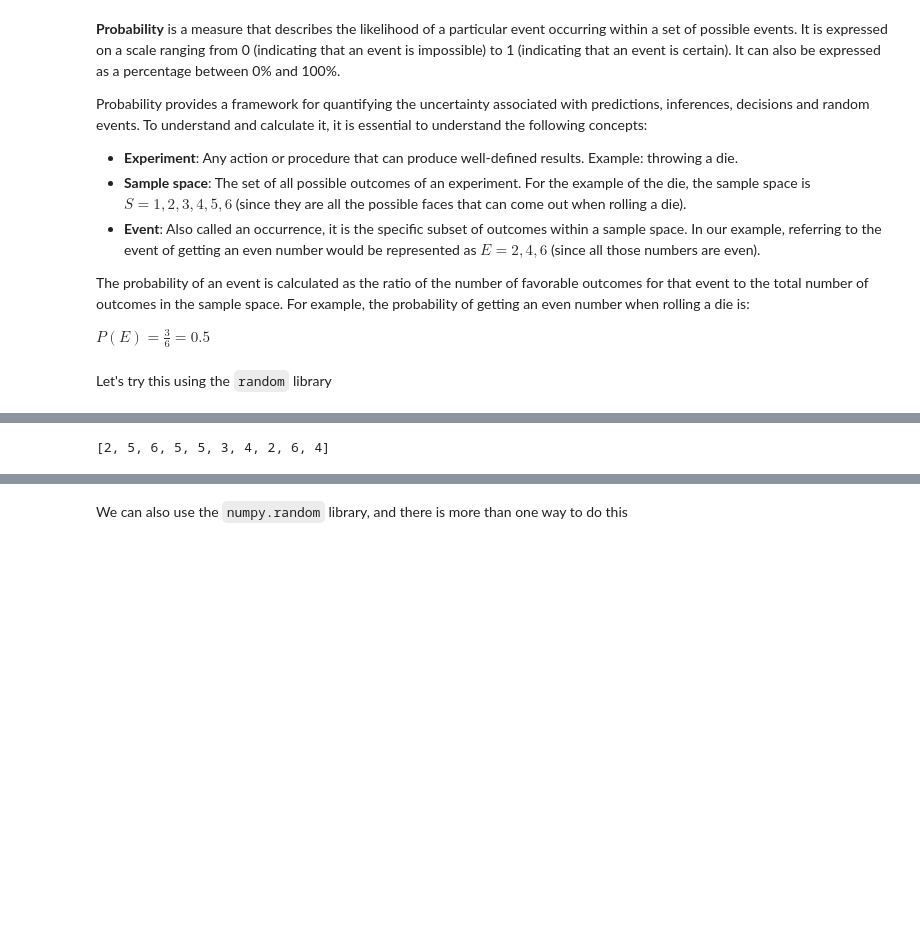
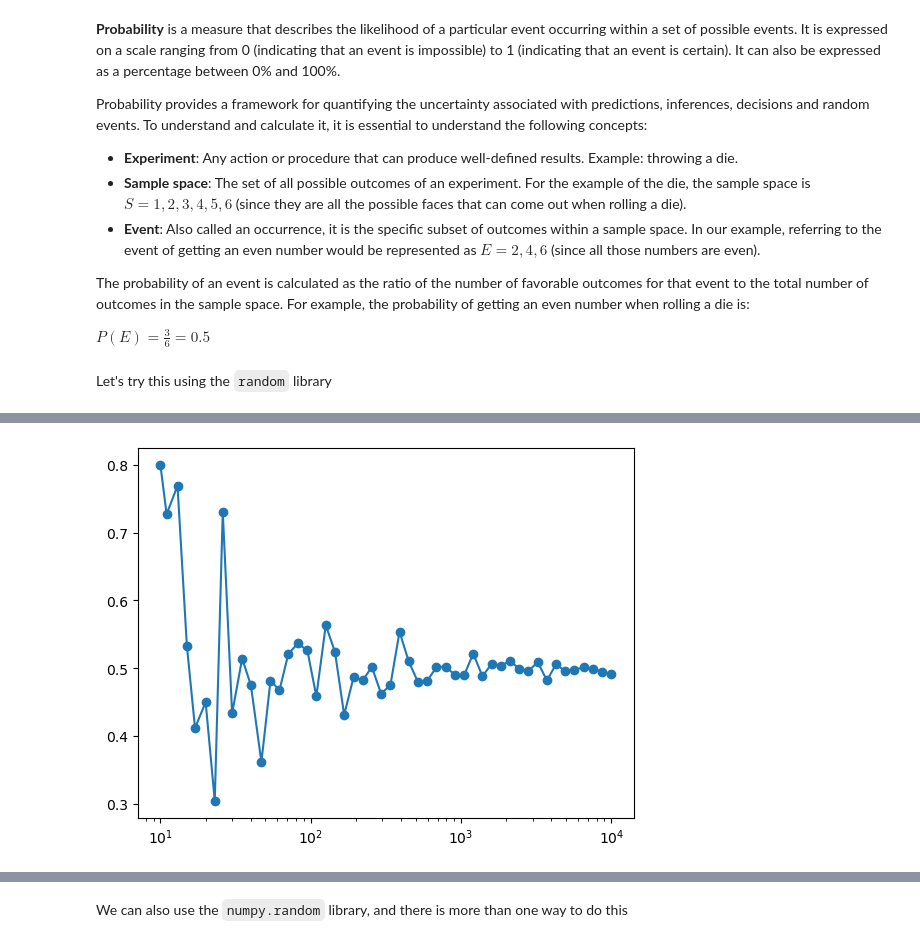
Before and after one commit to RAlexArnold/4Geeks, a Jupyter notebook: Week02/Week02_Day05_Probability.ipynb, the cells around one changed output, grey strips where cells are left out. Cells and saved outputs as stored; diff of their text form; code cells hidden in the pictures; blank space fills up the shorter version.

```diff
--- a/Week02/Week02_Day05_Probability.ipynb
+++ b/Week02/Week02_Day05_Probability.ipynb
@@ -31,5 +28,5 @@ def roll_die():
     return random.choice(sample_space)
 
 # Function to check if a number is even
-def is_even(num):
-    return num % 2 == 0
+def is_even(x):
+    return x % 2 == 0
@@ -36,7 +36,21 @@ def is_even(num):
 # %%
 # Simulate rolling the die 10 times
-num_trials = 10
-outcomes = [roll_die() for _ in range(num_trials)]
-outcomes
+
+trial_list = np.logspace(1, 4, 50, dtype=int)
+
+probs = []
+
+for num_trials in trial_list:
+    outcomes = [roll_die() for _ in range(num_trials)]
+
+    even_outcomes = [_ for _ in outcomes if not is_even(_)]
+
+    probability_even = len(even_outcomes) / len(outcomes)
+    probs.append(probability_even)
-# %% [output]
-[2, 5, 6, 5, 5, 3, 4, 2, 6, 4]
+# %%
+import matplotlib.pyplot as plt
+plt.plot(trial_list, probs)
+plt.scatter(trial_list, probs)
+plt.xscale('log')
+# %% [output]
+[figure, added]
```
Also changed, not shown: parts of 24 cells of this notebook, 2 other files.
